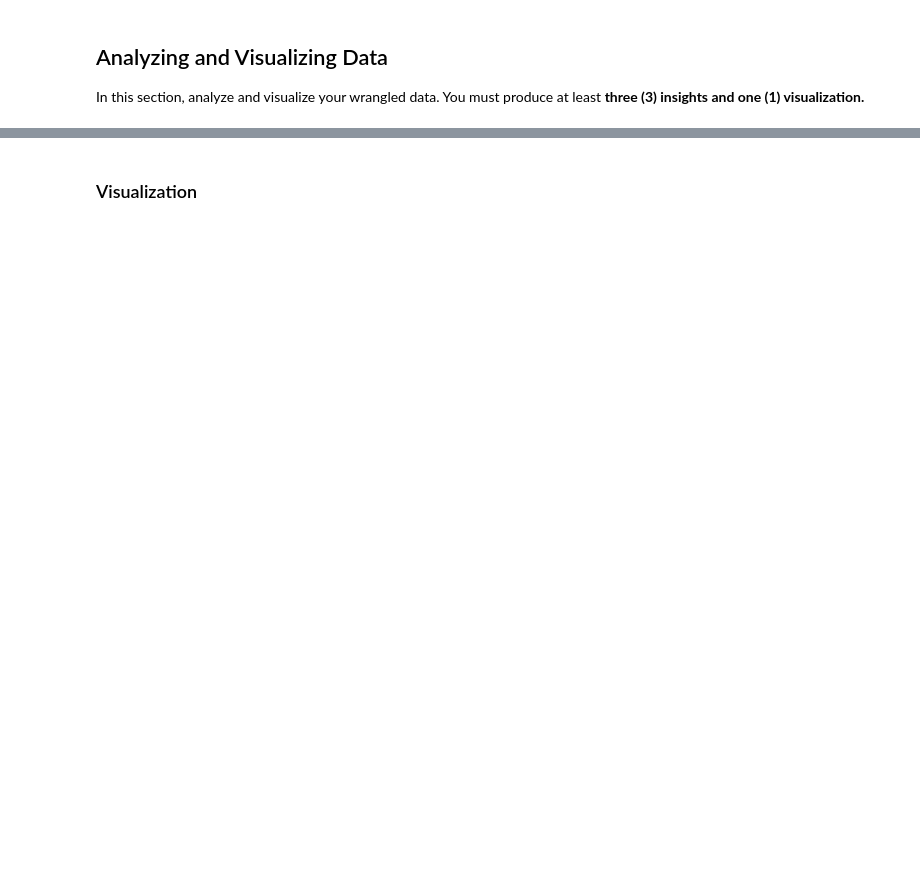
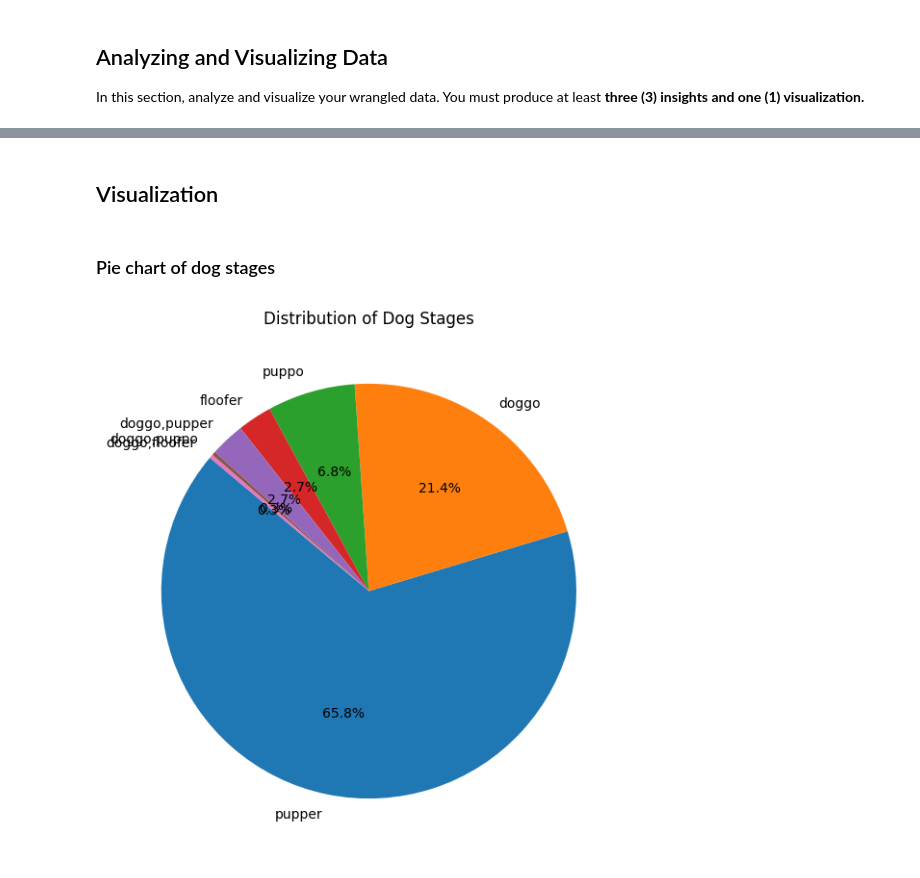
Before and after one commit to NoopyPro/DECI-data-analysis-project, a Jupyter notebook: wrangle_act.ipynb, the cells around one changed output, grey strips where cells are left out. Cells and saved outputs as stored; diff of their text form; code cells hidden in the pictures; blank space fills up the shorter version.

```diff
--- a/wrangle_act.ipynb
+++ b/wrangle_act.ipynb
@@ -404,7 +404,7 @@ Save gathered, assessed, and cleaned master dataset to a CSV file named "twitter
 # %%
 # Merge the cleaned datasets on tweet_id
 master_df = df_tae_clean.merge(df_img_clean, on='tweet_id', how='left').merge(
-    df_json_clean[['id_str', 'retweet_count', 'favorite_count']], left_on='tweet_id', right_on='id_str', how='left'
+    df_json_clean, left_on='tweet_id', right_on='id_str', how='left'
 )
 
 # Drop the redundant 'id_str' column after merge
@@ -425,2 +478,14 @@ In this section, analyze and visualize your wrangled data. You must produce at l
 # %% [markdown]
-### Visualization
+## Visualization
+# %% [markdown]
+### Pie chart of dog stages
+# %%
+# Count the occurrences of each dog stage (dog_type), excluding missing values
+dog_stage_counts = master_df['dog_type'].dropna().value_counts()
+
+# Plot pie chart
+plt.figure(figsize=(7, 7))
+dog_stage_counts.plot.pie(autopct='%1.1f%%', startangle=140, ylabel='', title='Distribution of Dog Stages')
+plt.show()
+# %% [output]
+[figure, added]
```
Also changed, not shown: parts of 12 cells of this notebook, 4 other files.
